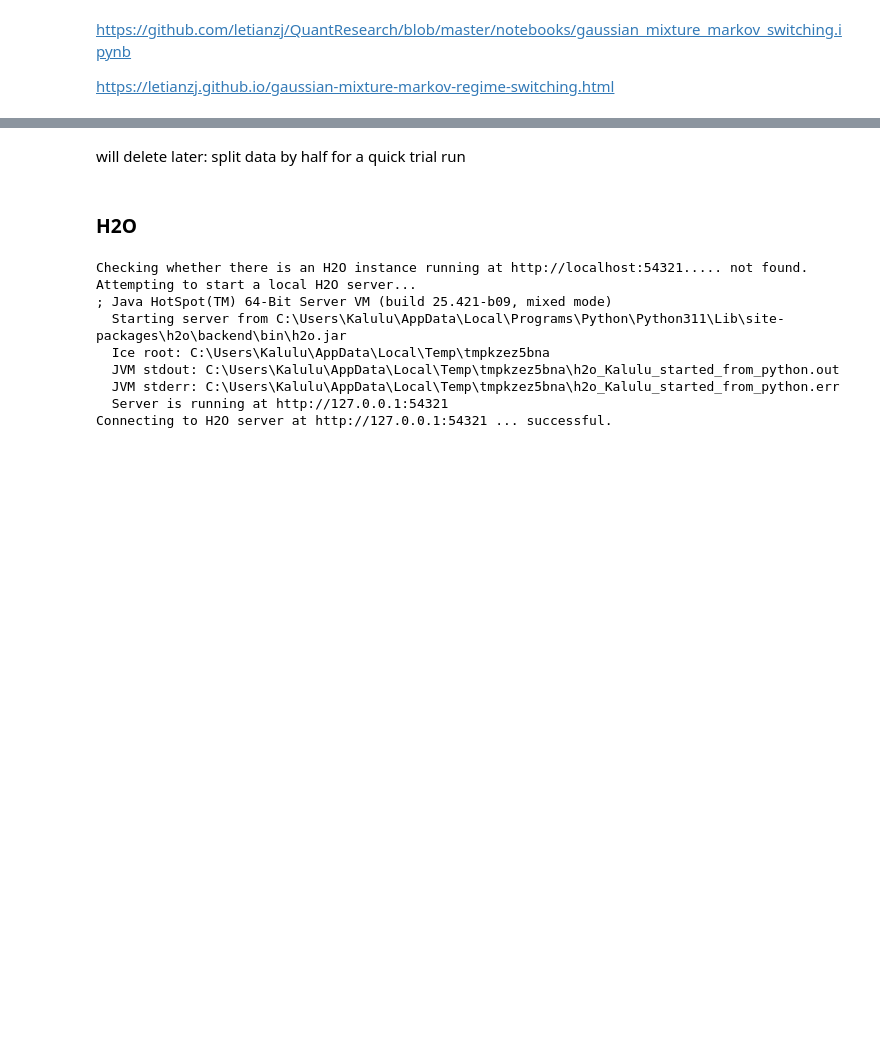
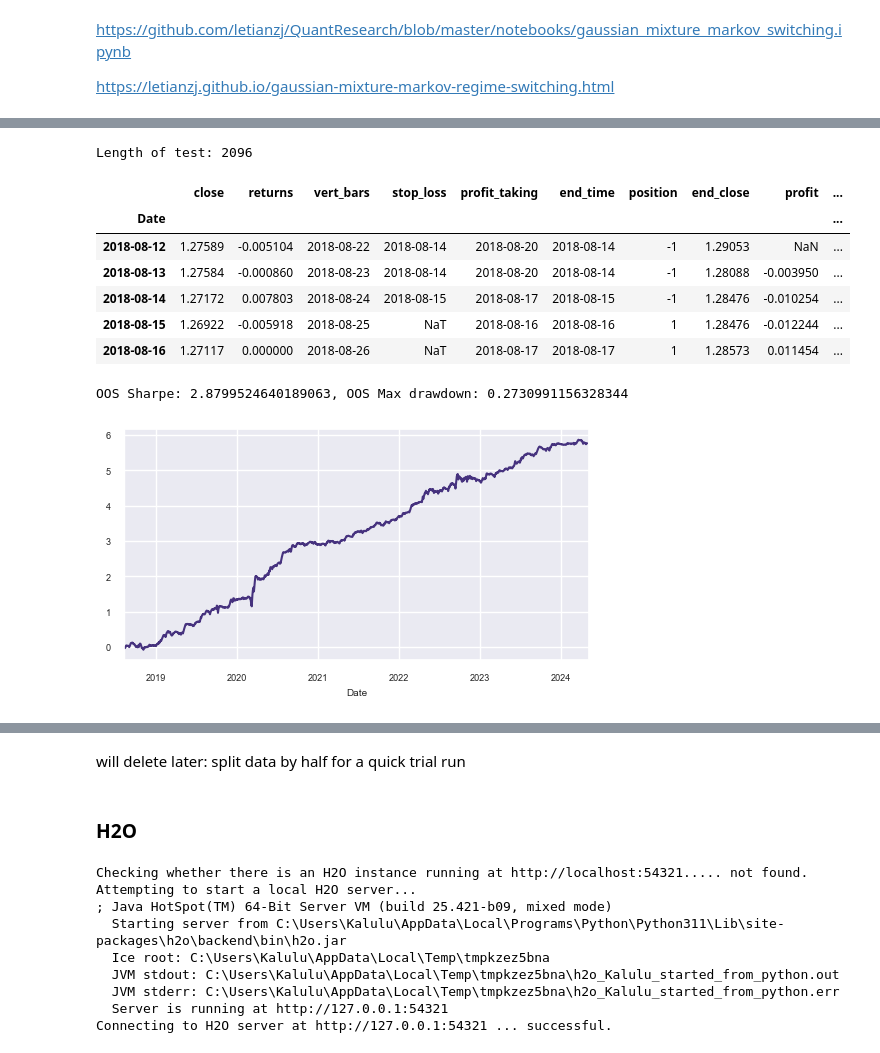
Before and after one commit to trungchien171/a1phas, a Jupyter notebook: forex/eurusd/overfit_or_legit.ipynb, the cells around one changed output, grey strips where cells are left out. Saved outputs shown, nothing was run; the diff lists cells and outputs as text; code cells hidden in the pictures; blank space fills up the shorter version.

```diff
--- a/forex/eurusd/overfit_or_legit.ipynb
+++ b/forex/eurusd/overfit_or_legit.ipynb
@@ -754,0 +434,14 @@ def max_drawdown(returns: np.ndarray) -> float:
+# %%
+# GBPUSD
+out_of_sample_test(prices_daily.iloc[:, 1], train_portion = 0.6, order = 2, num_days = 10, ptsl = [0.5, 0.5], span = 100)
+# %% [output]
+Length of test: 2096
+|  | close | returns | vert_bars | stop_loss | profit_taking | end_time | position | end_close | profit | ... |
+| Date |  |  |  |  |  |  |  |  |  | ... |
+| 2018-08-12 | 1.27589 | -0.005104 | 2018-08-22 | 2018-08-14 | 2018-08-20 | 2018-08-14 | -1 | 1.29053 | NaN | ... |
+| 2018-08-13 | 1.27584 | -0.000860 | 2018-08-23 | 2018-08-14 | 2018-08-20 | 2018-08-14 | -1 | 1.28088 | -0.003950 | ... |
+| 2018-08-14 | 1.27172 | 0.007803 | 2018-08-24 | 2018-08-15 | 2018-08-17 | 2018-08-15 | -1 | 1.28476 | -0.010254 | ... |
+| 2018-08-15 | 1.26922 | -0.005918 | 2018-08-25 | NaT | 2018-08-16 | 2018-08-16 | 1 | 1.28476 | -0.012244 | ... |
+| 2018-08-16 | 1.27117 | 0.000000 | 2018-08-26 | NaT | 2018-08-17 | 2018-08-17 | 1 | 1.28573 | 0.011454 | ... |
+OOS Sharpe: 2.8799524640189063, OOS Max drawdown: 0.2730991156328344
+[figure, added]
```
Also changed, not shown: parts of 78 cells of this notebook.
